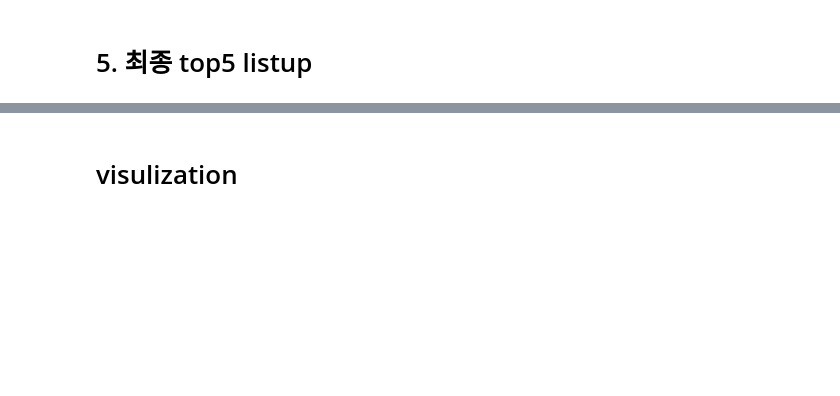
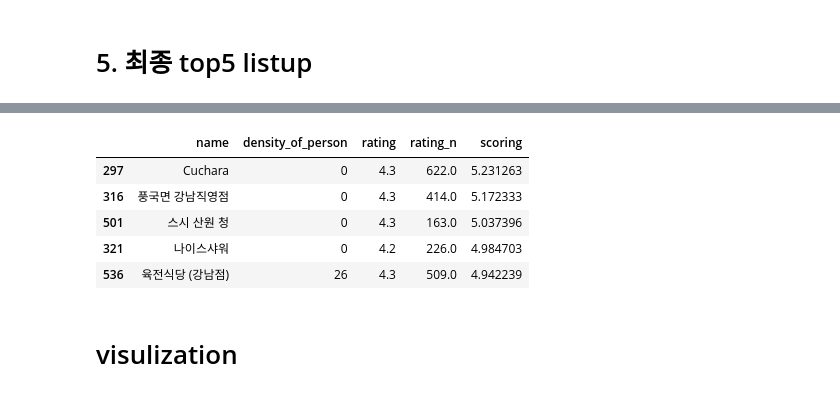
Before and after one commit to Changyoon-Lee/big_contest, a Jupyter notebook: googleapi/places_listup.ipynb, the cells around one changed output, grey strips where cells are left out. Cells and saved outputs as stored; diff of their text form; code cells hidden in the pictures; blank space fills up the shorter version.

```diff
--- a/googleapi/places_listup.ipynb
+++ b/googleapi/places_listup.ipynb
@@ -201,7 +202,7 @@ class DF:
     def map_list(self):
         self.location = subway[self.station]
         self.m = folium.Map(
-            location = self.location, tiles='Stamen Terrain',
+            location = self.location,
             zoom_start = 16
         )
       # 이거 특정기준이 잡히면 그냥 하나의 컬럼을 만들어서 color안에 넣을 수 있게 줄일 예정
@@ -320,6 +321,7 @@ import matplotlib.pyplot as plt
 import matplotlib as mpl
 import json
 import copy
+import branca
 grid = dd.get_geojson_grid(6)
 ranged_data = dd.df_sta_cat
 m  =dd.m
@@ -363,7 +365,7 @@ best_region = max(score_counts)
 for i, box in enumerate(grid):
     geo_json = json.dumps(box)
 
-    color = plt.cm.Reds(score_counts[i] / best_region)
+    color = plt.cm.RdBu(score_counts[i] / best_region)
     color = mpl.colors.to_hex(color)
 
     gj = folium.GeoJson(geo_json,
@@ -377,8 +379,10 @@ for i, box in enumerate(grid):
 
     gj.add_child(popups[i])
     m.add_child(gj)
-
-
+    colormap = branca.colormap.linear.RdBu_09.scale(0, 1)
+    colormap = colormap.to_step(index=[0, 0.3, 0.6, 0.8 , 1])
+    colormap.caption = 'Relative density score per cell'
+colormap.add_to(m)
 # Create popups
 popup_content = []
 # for incident in accident_data.itertuples():
@@ -442,6 +446,15 @@ top5
 | 501 | 스시 산원 청 | 41 Nonhyeon-ro 87-gil, Gangnam-gu | 0 | 37.497996 | 127.033747 | 4.3 | 163.0 | 5.037396 |
 | 321 | 나이스샤워 | 10 Teheran-ro 48-gil, Gangnam-gu | 0 | 37.497551 | 127.032969 | 4.2 | 226.0 | 4.984703 |
 | 536 | 육전식당 (강남점) | 11-4 Teheran-ro 8-gil, Gangnam-gu | 26 | 37.497988 | 127.031996 | 4.3 | 509.0 | 4.942239 |
+# %%
+top5[['name','density_of_person','rating','rating_n','scoring']]
+# %% [output]
+|  | name | density_of_person | rating | rating_n | scoring |
+| 297 | Cuchara | 0 | 4.3 | 622.0 | 5.231263 |
+| 316 | 풍국면 강남직영점 | 0 | 4.3 | 414.0 | 5.172333 |
+| 501 | 스시 산원 청 | 0 | 4.3 | 163.0 | 5.037396 |
+| 321 | 나이스샤워 | 0 | 4.2 | 226.0 | 4.984703 |
+| 536 | 육전식당 (강남점) | 26 | 4.3 | 509.0 | 4.942239 |
 # %% [markdown]
 # visulization
 # %%
```
Also changed, not shown: parts of 2 cells of this notebook, 3 other files.
